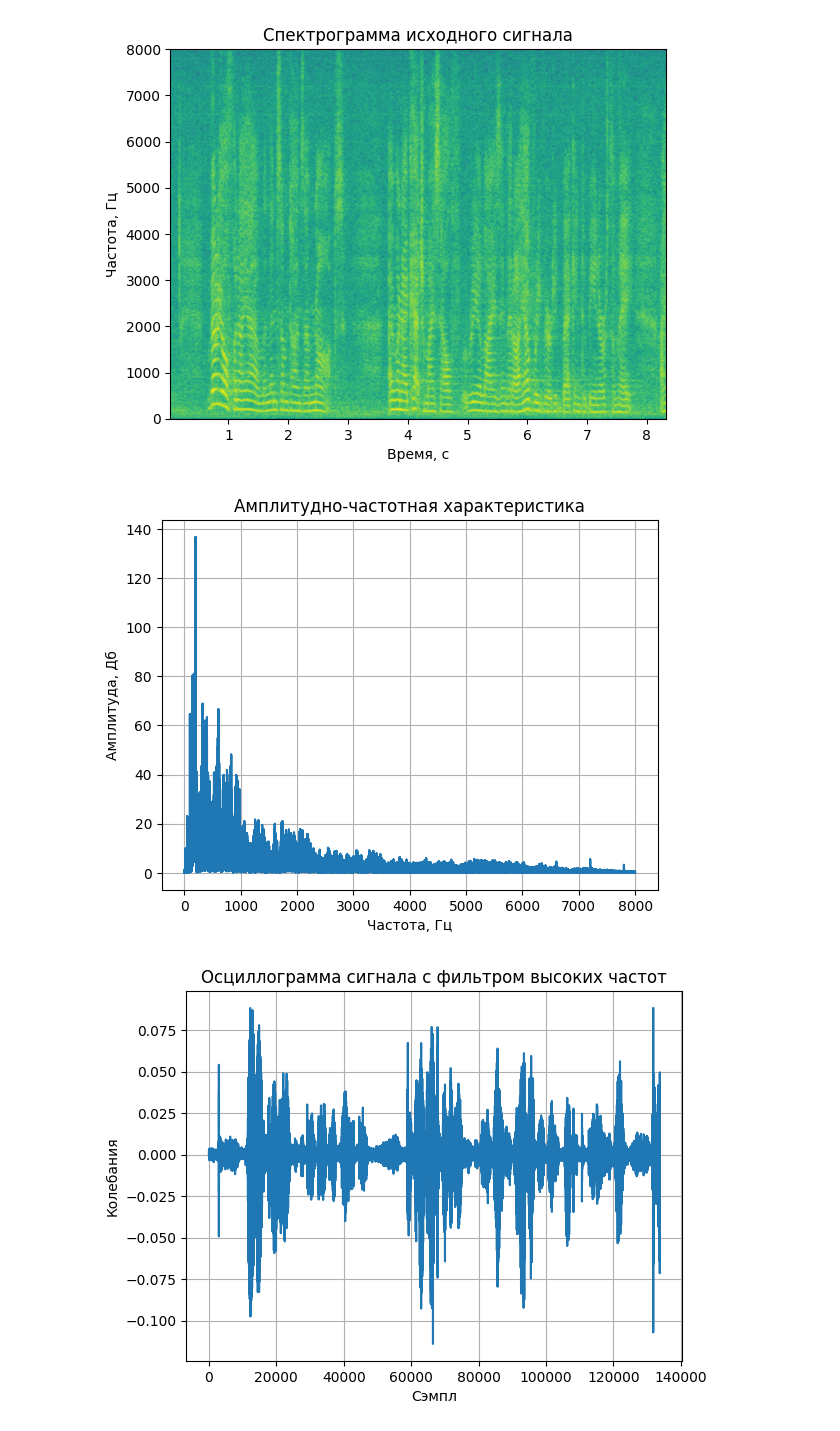
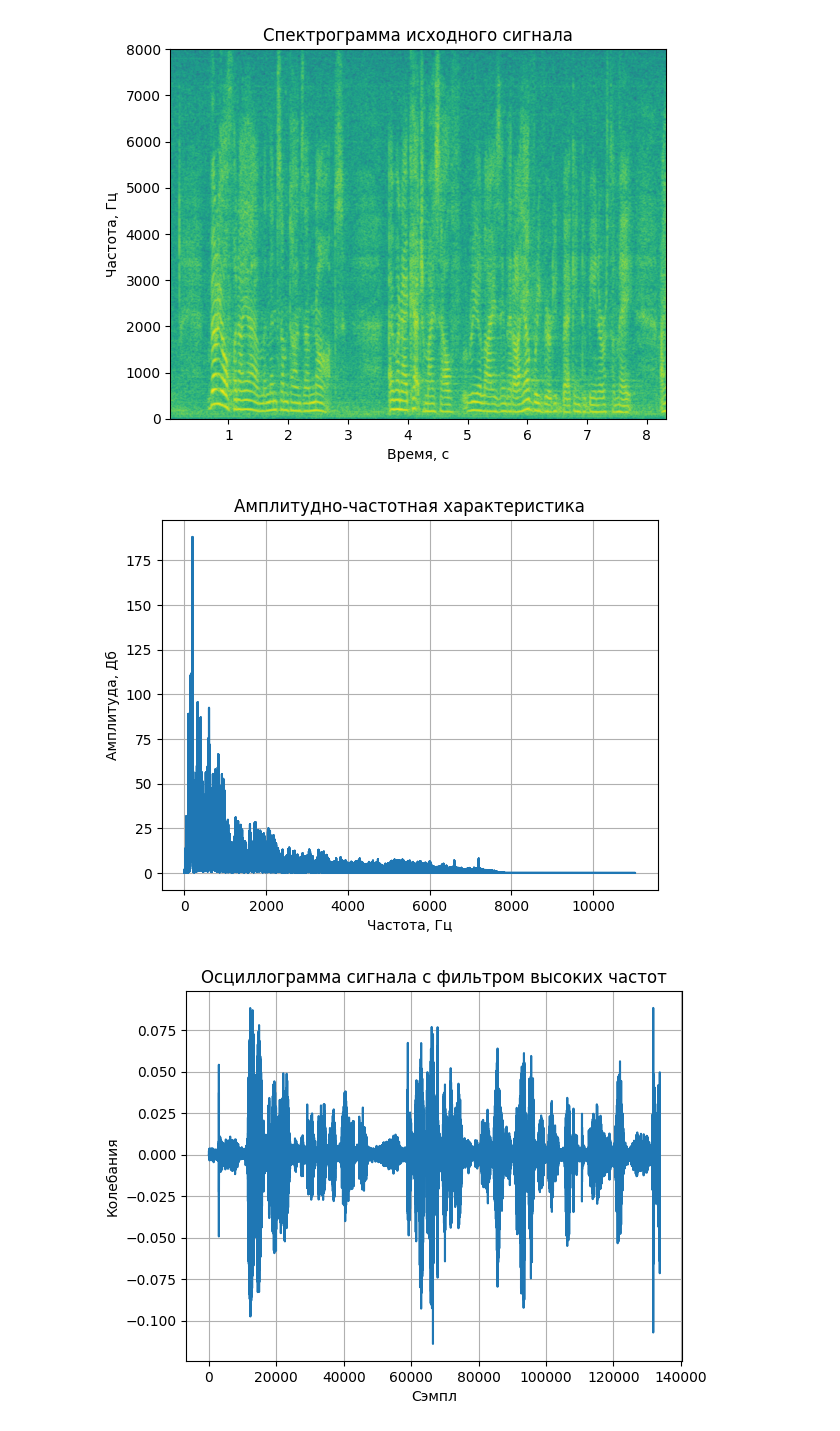
Before and after one commit to sanchous1000/audio_and_sound, a Jupyter notebook: Лаба 1.ipynb, the cells around one changed output. Drawn from its saved outputs; the diff is of its cells as text; code cells hidden in the pictures.

```diff
--- a/Лаба 1.ipynb
+++ b/Лаба 1.ipynb
@@ -42,5 +42,7 @@ def butterwart_filter(signal, sample_rate, order, cutoff_freq, type='lowpass'):
     filtered_waveform = scipy.signal.filtfilt(b, a, signal)
     return filtered_waveform
 # %%
-signal, sample_rate =torchaudio.load('00001.wav') #Загрузка аудиофайла
-signal = signal.numpy().squeeze(axis=0) #Преобразование в numpy-массив
+import librosa
+audio_file = "data/00001.wav"
+signal, sr = signal, sample_rate = torchaudio.load(audio_file)
+signal.shape
@@ -57,9 +68,9 @@ draw_spectogram(signal, sample_rate, 'Спектрограмма исходно
 # %% [output]
 [figure]
 # %%
-draw_amplitude_vs_frequency(signal, sample_rate)
+draw_amplitude_vs_frequency(signal, sr)
 # %% [output]
-[figure, old version]
+[figure, new version]
 # %%
 filtered_waveform = highpass_filter(signal, sample_rate, cutoff_freq=1000)
 # %%
```
Also changed, not shown: parts of 4 cells of this notebook, 41 other files.
